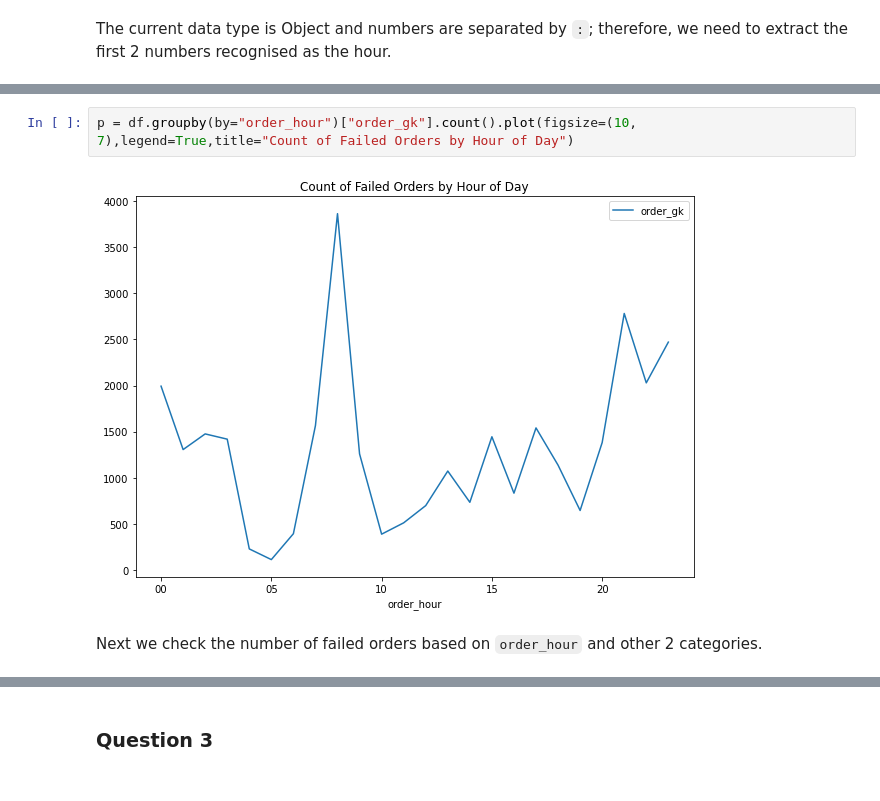
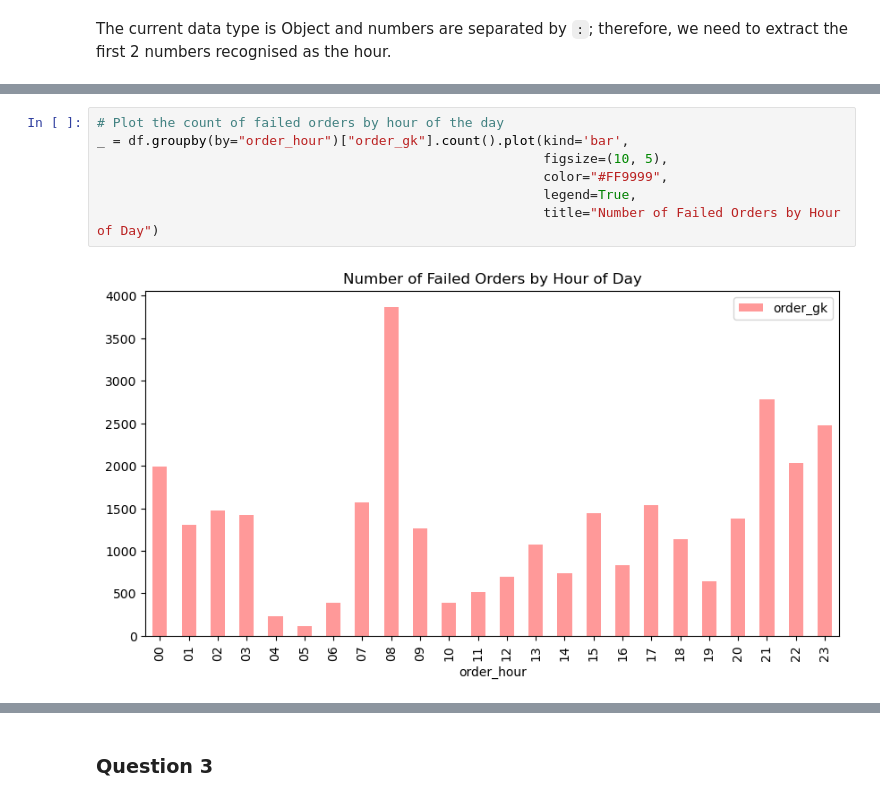
Before and after one commit to ethanaire/Analysing-Gett-Failed-Orders-data-in-Python, a Jupyter notebook: failed_orders_analytics.ipynb, the cells around one changed output, grey strips where cells are left out. Cells and saved outputs as stored; diff of their text form.

```diff
--- a/failed_orders_analytics.ipynb
+++ b/failed_orders_analytics.ipynb
@@ -241,6 +238,9 @@ df[["order_time","order_hour"]].head()
 # %%
-p = df.groupby(by="order_hour")["order_gk"].count().plot(figsize=(10, 7),legend=True,title="Count of Failed Orders by Hour of Day")
+# Plot the count of failed orders by hour of the day
+_ = df.groupby(by="order_hour")["order_gk"].count().plot(kind='bar',
+                                                         figsize=(10, 5),
+                                                         color="#FF9999",
+                                                         legend=True,
+                                                         title="Number of Failed Orders by Hour of Day")
 # %% [output]
-[figure, old version]
+[figure, new version]
-# %% [markdown]
-Next we check the number of failed orders based on `order_hour` and other 2 categories.
```
Also changed, not shown: parts of 15 cells of this notebook.
